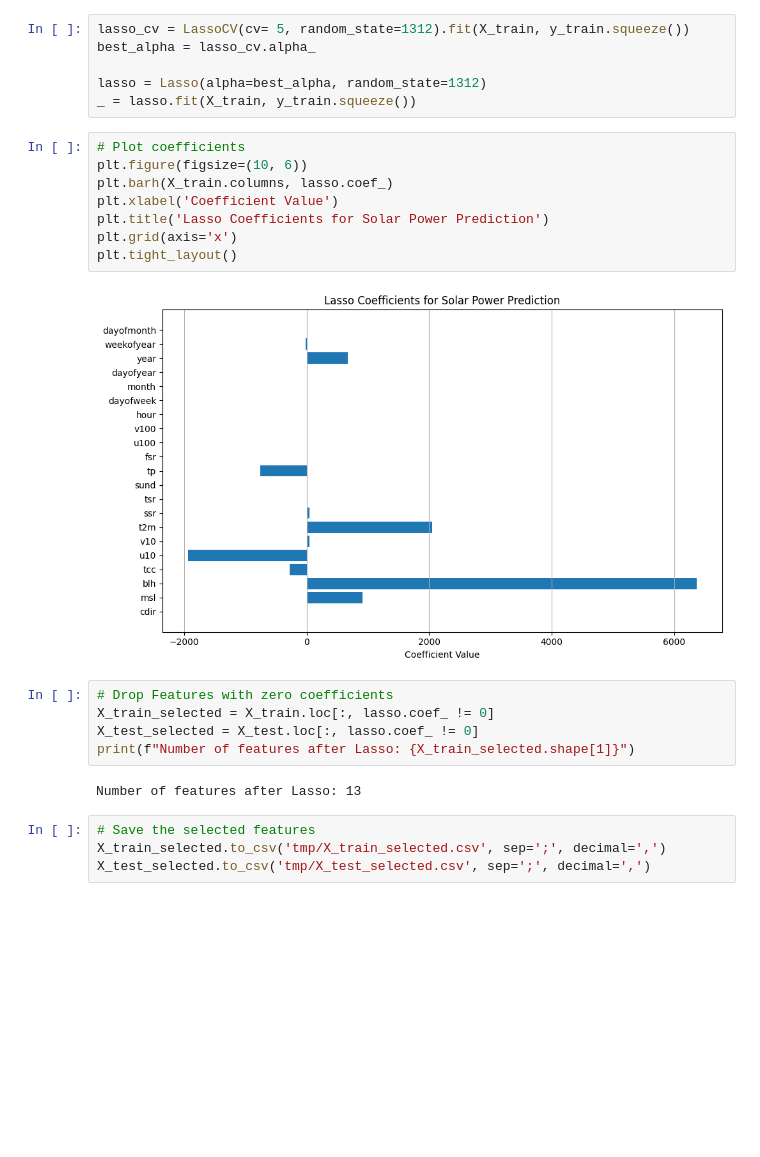
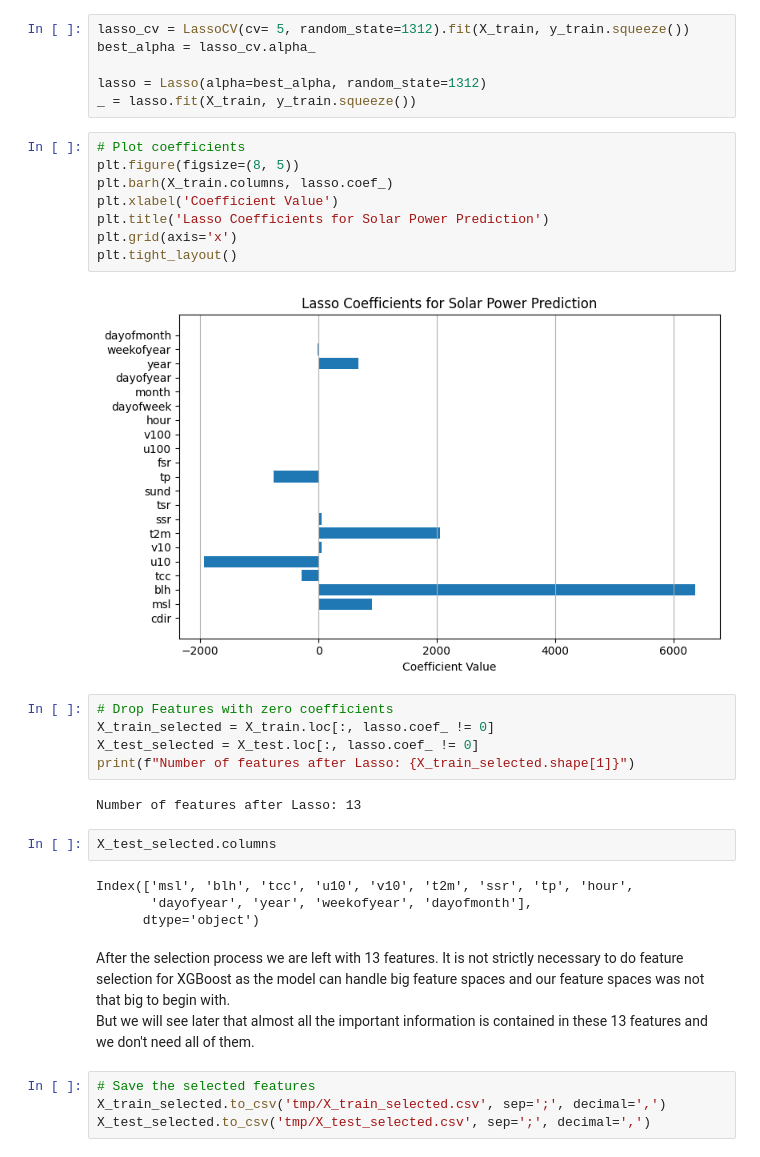
Before and after one commit to Xploeng/Renewable-Energy-Systems, a Jupyter notebook: ForecastingWithXGBoost.ipynb, the cells around one changed output. Cells and saved outputs as stored; diff of their text form; blank space fills up the shorter version.

```diff
--- a/ForecastingWithXGBoost.ipynb
+++ b/ForecastingWithXGBoost.ipynb
@@ -110,14 +146,14 @@ lasso = Lasso(alpha=best_alpha, random_state=1312)
 _ = lasso.fit(X_train, y_train.squeeze())
 # %%
 # Plot coefficients
-plt.figure(figsize=(10, 6))
+plt.figure(figsize=(8, 5))
 plt.barh(X_train.columns, lasso.coef_)
 plt.xlabel('Coefficient Value')
 plt.title('Lasso Coefficients for Solar Power Prediction')
 plt.grid(axis='x')
 plt.tight_layout()
 # %% [output]
-[figure, old version]
+[figure, new version]
 # %%
 # Drop Features with zero coefficients
 X_train_selected = X_train.loc[:, lasso.coef_ != 0]
@@ -125,6 +161,15 @@ X_test_selected = X_test.loc[:, lasso.coef_ != 0]
 print(f"Number of features after Lasso: {X_train_selected.shape[1]}")
 # %% [output]
 Number of features after Lasso: 13
+# %%
+X_test_selected.columns
+# %% [output]
+Index(['msl', 'blh', 'tcc', 'u10', 'v10', 't2m', 'ssr', 'tp', 'hour',
+       'dayofyear', 'year', 'weekofyear', 'dayofmonth'],
+      dtype='object')
+# %% [markdown]
+After the selection process we are left with 13 features. It is not strictly necessary to do feature selection for XGBoost as the model can handle big feature spaces and our feature spaces was not that big to begin with.
+But we will see later that almost all the important information is contained in these 13 features and we don't need all of them.
 # %%
 # Save the selected features
 X_train_selected.to_csv('tmp/X_train_selected.csv', sep=';', decimal=',')
```
Also changed, not shown: parts of 40 cells of this notebook.
